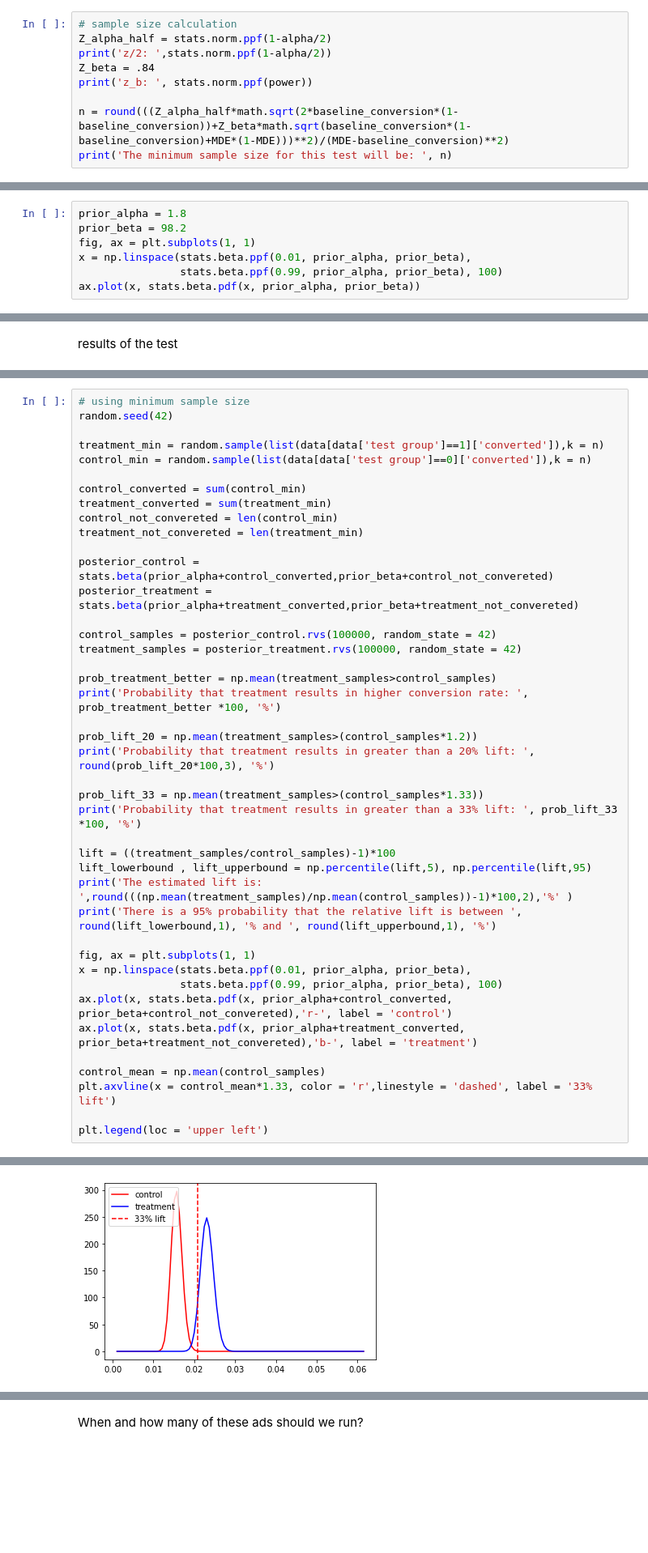
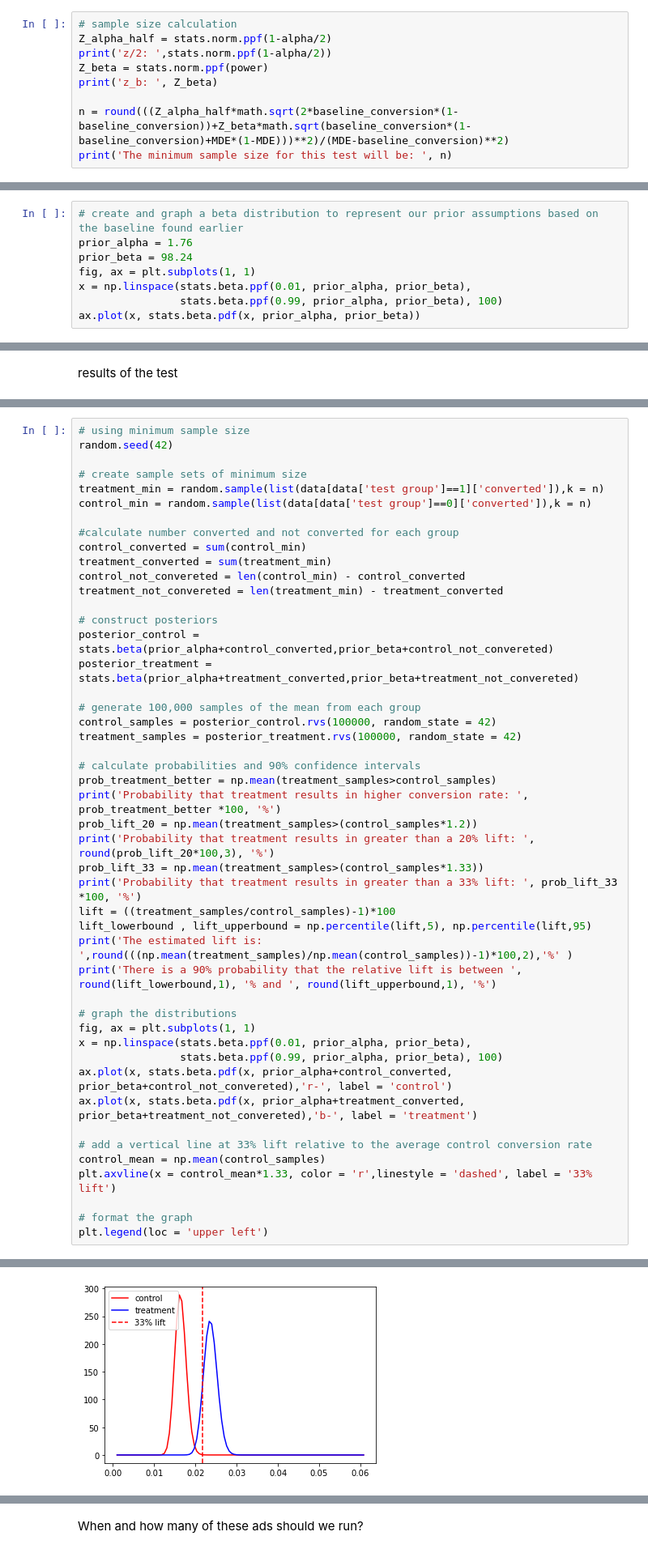
Before and after one commit to jchobanian/marketing-A-B-testing, a Jupyter notebook: marketing_AB_polish.ipynb, the cells around one changed output, grey strips where cells are left out. Shown at 81% size. Drawn from its saved outputs; the diff is of its cells as text; blank space fills up the shorter version.

```diff
--- a/marketing_AB_polish.ipynb
+++ b/marketing_AB_polish.ipynb
@@ -200,8 +200,8 @@ The minimum detectable effect size is:  4.46574392435825
 # sample size calculation
 Z_alpha_half = stats.norm.ppf(1-alpha/2)
 print('z/2: ',stats.norm.ppf(1-alpha/2))
-Z_beta = .84
-print('z_b: ', stats.norm.ppf(power))
+Z_beta = stats.norm.ppf(power)
+print('z_b: ', Z_beta)
 
 n = round(((Z_alpha_half*math.sqrt(2*baseline_conversion*(1-baseline_conversion))+Z_beta*math.sqrt(baseline_conversion*(1-baseline_conversion)+MDE*(1-MDE)))**2)/(MDE-baseline_conversion)**2)
 print('The minimum sample size for this test will be: ', n)
@@ -289,6 +277,7 @@ alternatively, we can assume that we previously believed that 15 out of every 10
 # %%
-prior_alpha = 1.8
-prior_beta = 98.2
+# create and graph a beta distribution to represent our prior assumptions based on the baseline found earlier
+prior_alpha = 1.76
+prior_beta = 98.24
 fig, ax = plt.subplots(1, 1)
 x = np.linspace(stats.beta.ppf(0.01, prior_alpha, prior_beta),
                 stats.beta.ppf(0.99, prior_alpha, prior_beta), 100)
@@ -310,42 +291,47 @@ Realtaive lift:  43.09 %
 # using minimum sample size
 random.seed(42)
 
+# create sample sets of minimum size
 treatment_min = random.sample(list(data[data['test group']==1]['converted']),k = n)
 control_min = random.sample(list(data[data['test group']==0]['converted']),k = n)
 
+#calculate number converted and not converted for each group
 control_converted = sum(control_min)
 treatment_converted = sum(treatment_min)
-control_not_convereted = len(control_min)
-treatment_not_convereted = len(treatment_min)
+control_not_convereted = len(control_min) - control_converted
+treatment_not_convereted = len(treatment_min) - treatment_converted
 
+# construct posteriors
 posterior_control = stats.beta(prior_alpha+control_converted,prior_beta+control_not_convereted)
 posterior_treatment = stats.beta(prior_alpha+treatment_converted,prior_beta+treatment_not_convereted)
 
+# generate 100,000 samples of the mean from each group
 control_samples = posterior_control.rvs(100000, random_state = 42)
 treatment_samples = posterior_treatment.rvs(100000, random_state = 42)
 
+# calculate probabilities and 90% confidence intervals
 prob_treatment_better = np.mean(treatment_samples>control_samples)
 print('Probability that treatment results in higher conversion rate: ', prob_treatment_better *100, '%')
-
 prob_lift_20 = np.mean(treatment_samples>(control_samples*1.2))
 print('Probability that treatment results in greater than a 20% lift: ', round(prob_lift_20*100,3), '%')
-
 prob_lift_33 = np.mean(treatment_samples>(control_samples*1.33))
 print('Probability that treatment results in greater than a 33% lift: ', prob_lift_33 *100, '%')
-
 lift = ((treatment_samples/control_samples)-1)*100
 lift_lowerbound , lift_upperbound = np.percentile(lift,5), np.percentile(lift,95)
 print('The estimated lift is: ',round(((np.mean(treatment_samples)/np.mean(control_samples))-1)*100,2),'%' )
-print('There is a 95% probability that the relative lift is between ', round(lift_lowerbound,1), '% and ', round(lift_upperbound,1), '%')
+print('There is a 90% probability that the relative lift is between ', round(lift_lowerbound,1), '% and ', round(lift_upperbound,1), '%')
 
+# graph the distributions
 fig, ax = plt.subplots(1, 1)
 x = np.linspace(stats.beta.ppf(0.01, prior_alpha, prior_beta),
                 stats.beta.ppf(0.99, prior_alpha, prior_beta), 100)
 ax.plot(x, stats.beta.pdf(x, prior_alpha+control_converted, prior_beta+control_not_convereted),'r-', label = 'control')
 ax.plot(x, stats.beta.pdf(x, prior_alpha+treatment_converted, prior_beta+treatment_not_convereted),'b-', label = 'treatment')
 
+# add a vertical line at 33% lift relative to the average control conversion rate
 control_mean = np.mean(control_samples)
 plt.axvline(x = control_mean*1.33, color = 'r',linestyle = 'dashed', label = '33% lift')
 
+# format the graph
 plt.legend(loc = 'upper left')
 # %% [output]
@@ -357,5 +343,5 @@ There is a 95% probability that the relative lift is between  23.6 % and  76.6 %
 <matplotlib.legend.Legend at 0x...>
-[figure, old version]
+[figure, new version]
 # %%
 # using even control and treatment sets
 random.seed(42)
```
Also changed, not shown: parts of 33 cells of this notebook.
